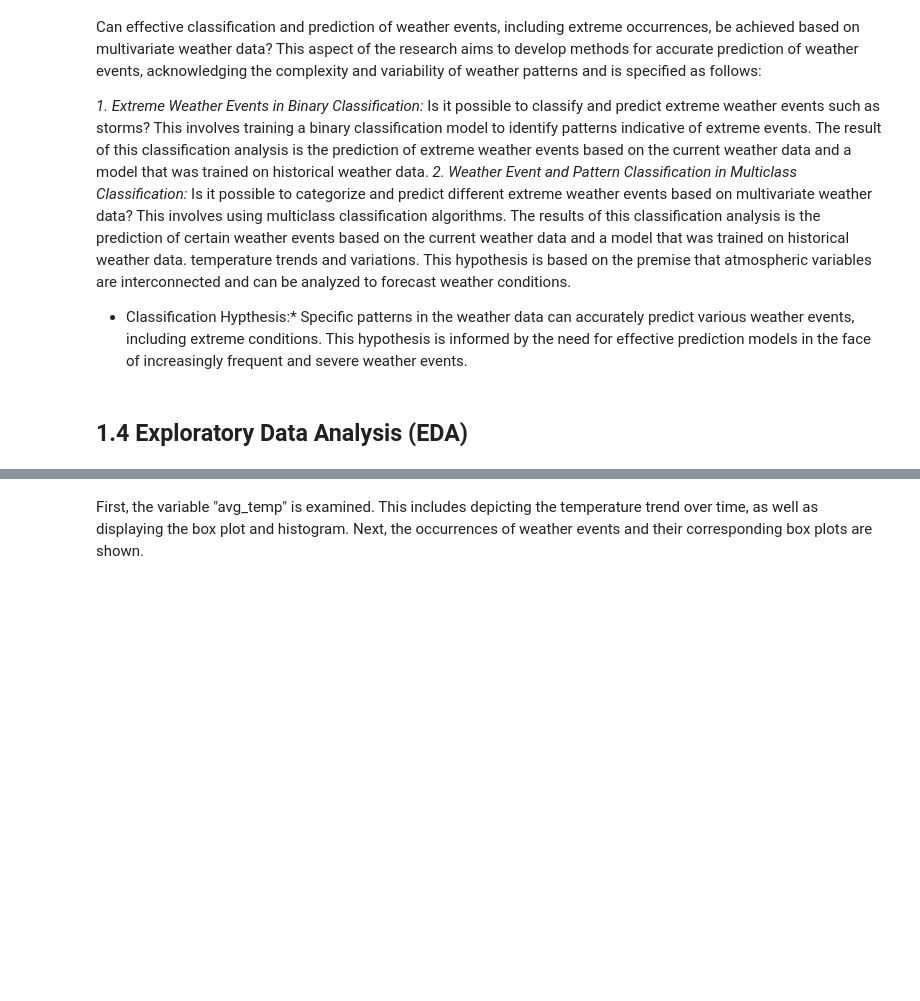
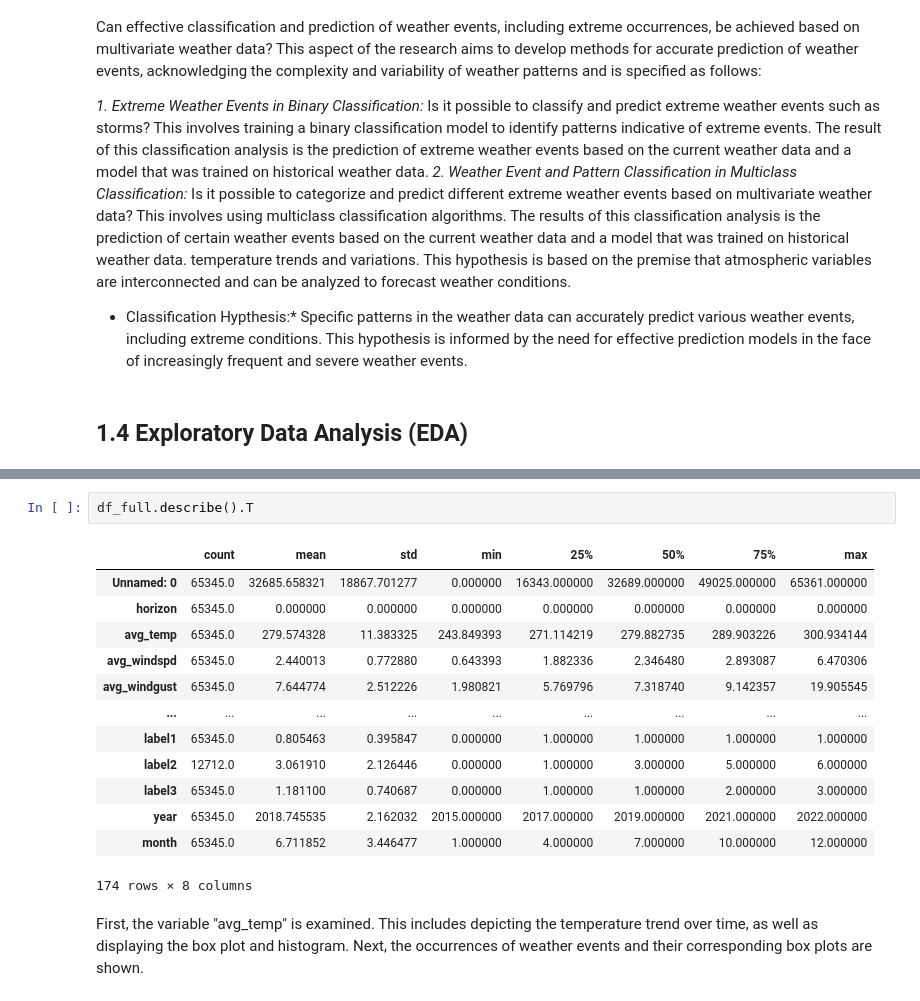
Before and after one commit to Abschlussprojekt-Weatherdata/project, a Jupyter notebook: reports/report_sofie.ipynb, the cells around one changed output, grey strips where cells are left out. Saved outputs shown, nothing was run; the diff lists cells and outputs as text; blank space fills up the shorter version.

```diff
--- a/reports/report_sofie.ipynb
+++ b/reports/report_sofie.ipynb
@@ -233,3 +129,19 @@ Can effective classification and prediction of weather events, including extreme
+# %%
+df_full.describe().T
+# %% [output]
+|  | count | mean | std | min | 25% | 50% | 75% | max |
+| Unnamed: 0 | 65345.0 | 32685.658321 | 18867.701277 | 0.000000 | 16343.000000 | 32689.000000 | 49025.000000 | 65361.000000 |
+| horizon | 65345.0 | 0.000000 | 0.000000 | 0.000000 | 0.000000 | 0.000000 | 0.000000 | 0.000000 |
+| avg_temp | 65345.0 | 279.574328 | 11.383325 | 243.849393 | 271.114219 | 279.882735 | 289.903226 | 300.934144 |
+| avg_windspd | 65345.0 | 2.440013 | 0.772880 | 0.643393 | 1.882336 | 2.346480 | 2.893087 | 6.470306 |
+| avg_windgust | 65345.0 | 7.644774 | 2.512226 | 1.980821 | 5.769796 | 7.318740 | 9.142357 | 19.905545 |
+| ... | ... | ... | ... | ... | ... | ... | ... | ... |
+| label1 | 65345.0 | 0.805463 | 0.395847 | 0.000000 | 1.000000 | 1.000000 | 1.000000 | 1.000000 |
+| label2 | 12712.0 | 3.061910 | 2.126446 | 0.000000 | 1.000000 | 3.000000 | 5.000000 | 6.000000 |
+| label3 | 65345.0 | 1.181100 | 0.740687 | 0.000000 | 1.000000 | 1.000000 | 2.000000 | 3.000000 |
+| year | 65345.0 | 2018.745535 | 2.162032 | 2015.000000 | 2017.000000 | 2019.000000 | 2021.000000 | 2022.000000 |
+| month | 65345.0 | 6.711852 | 3.446477 | 1.000000 | 4.000000 | 7.000000 | 10.000000 | 12.000000 |
+174 rows × 8 columns
 # %% [markdown]
 First, the variable "avg_temp" is examined. This includes depicting the temperature trend over time, as well as displaying the box plot and histogram.
 Next, the occurrences of weather events and their corresponding box plots are shown.
```
Also changed, not shown: parts of 9 cells of this notebook.
